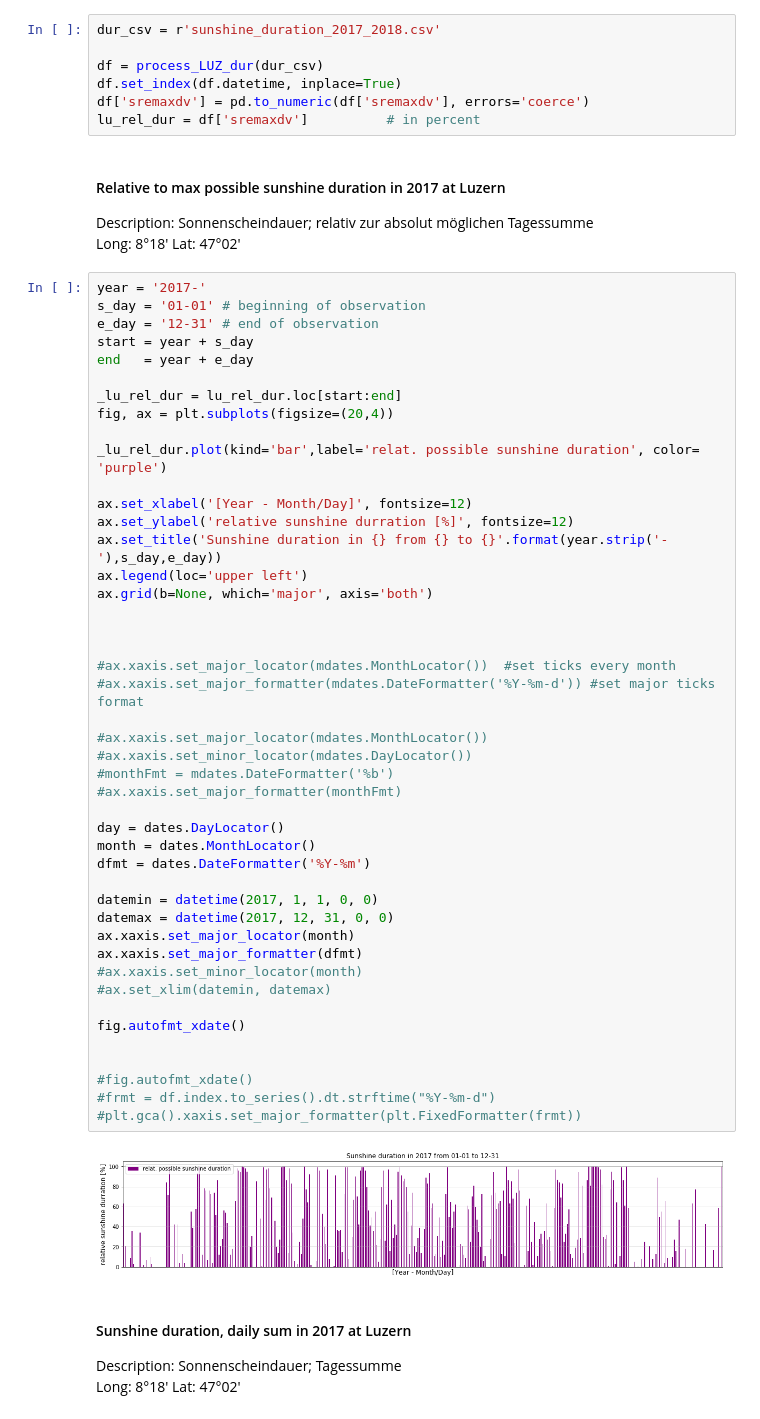
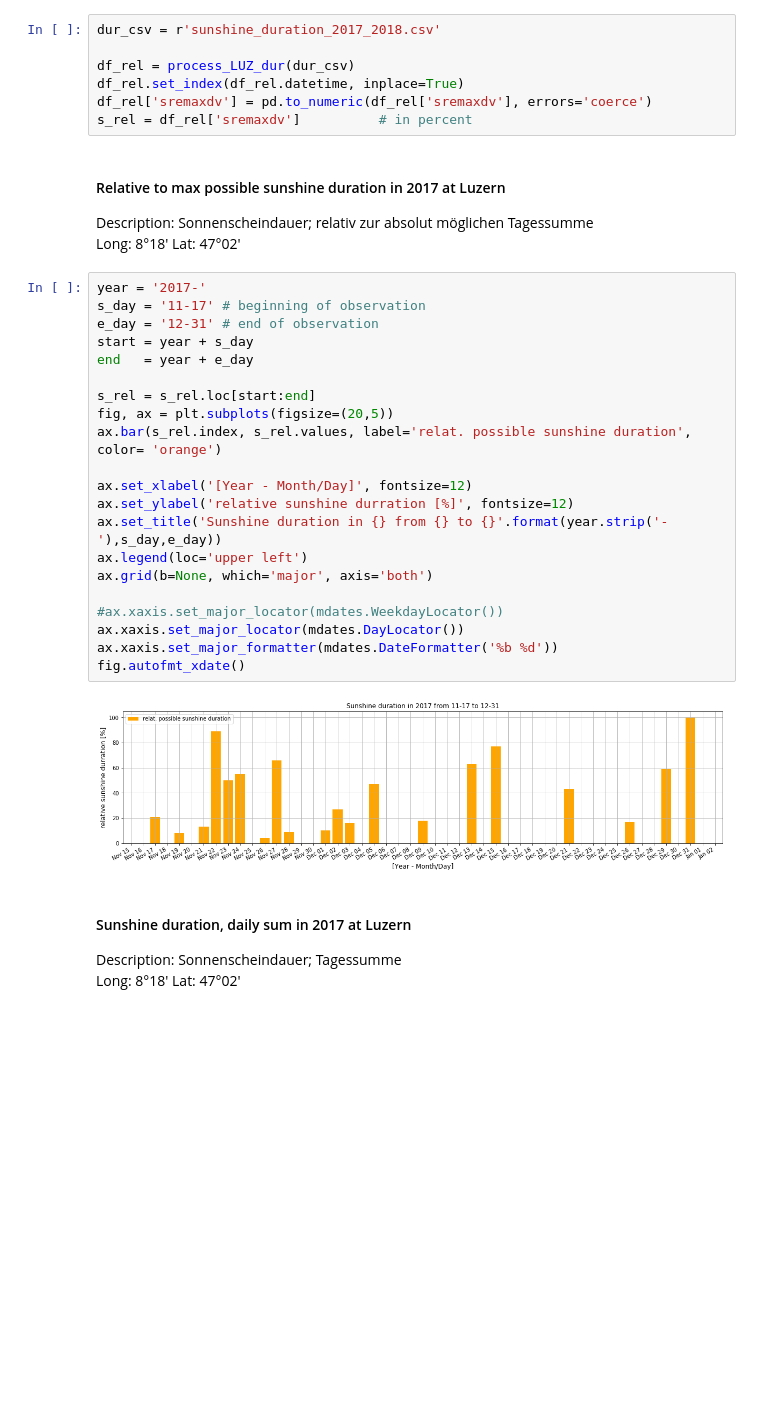
Before and after one commit to ahorv/python_scripts, a Jupyter notebook: irradiance/cloudless_days_assessment.ipynb, the cells around one changed output. Saved outputs shown, nothing was run; the diff lists cells and outputs as text; blank space fills up the shorter version.

Commit message:
fixed  dates fomating along x axes

```diff
--- a/irradiance/cloudless_days_assessment.ipynb
+++ b/irradiance/cloudless_days_assessment.ipynb
@@ -40,61 +40,37 @@ lu_dur = df['su2000d0']          # in hours
 # %%
 dur_csv = r'sunshine_duration_2017_2018.csv'
 
-df = process_LUZ_dur(dur_csv)
-df.set_index(df.datetime, inplace=True)
-df['sremaxdv'] = pd.to_numeric(df['sremaxdv'], errors='coerce')
-lu_rel_dur = df['sremaxdv']          # in percent
+df_rel = process_LUZ_dur(dur_csv)
+df_rel.set_index(df_rel.datetime, inplace=True)
+df_rel['sremaxdv'] = pd.to_numeric(df_rel['sremaxdv'], errors='coerce')
+s_rel = df_rel['sremaxdv']          # in percent
 # %% [markdown]
 #### Relative to max possible sunshine duration in 2017 at Luzern
 Description: Sonnenscheindauer; relativ zur absolut möglichen Tagessumme<br>
 Long: 8°18' Lat: 47°02'
 # %%
 year = '2017-'
-s_day = '01-01' # beginning of observation
+s_day = '11-17' # beginning of observation
 e_day = '12-31' # end of observation
 start = year + s_day
 end   = year + e_day
 
-_lu_rel_dur = lu_rel_dur.loc[start:end]
-fig, ax = plt.subplots(figsize=(20,4))
-
-_lu_rel_dur.plot(kind='bar',label='relat. possible sunshine duration', color= 'purple')
+s_rel = s_rel.loc[start:end]
+fig, ax = plt.subplots(figsize=(20,5))
+ax.bar(s_rel.index, s_rel.values, label='relat. possible sunshine duration', color= 'orange')
 
 ax.set_xlabel('[Year - Month/Day]', fontsize=12)
 ax.set_ylabel('relative sunshine durration [%]', fontsize=12)
 ax.set_title('Sunshine duration in {} from {} to {}'.format(year.strip('-'),s_day,e_day))
 ax.legend(loc='upper left')
 ax.grid(b=None, which='major', axis='both')
 
-
-
-#ax.xaxis.set_major_locator(mdates.MonthLocator())  #set ticks every month
-#ax.xaxis.set_major_formatter(mdates.DateFormatter('%Y-%m-d')) #set major ticks format
-
-#ax.xaxis.set_major_locator(mdates.MonthLocator())
-#ax.xaxis.set_minor_locator(mdates.DayLocator())
-#monthFmt = mdates.DateFormatter('%b')
-#ax.xaxis.set_major_formatter(monthFmt)
-
-day = dates.DayLocator()
-month = dates.MonthLocator()
-dfmt = dates.DateFormatter('%Y-%m')
-
-datemin = datetime(2017, 1, 1, 0, 0)
-datemax = datetime(2017, 12, 31, 0, 0)
-ax.xaxis.set_major_locator(month)
-ax.xaxis.set_major_formatter(dfmt)
-#ax.xaxis.set_minor_locator(month)
-#ax.set_xlim(datemin, datemax)
-
+#ax.xaxis.set_major_locator(mdates.WeekdayLocator())
+ax.xaxis.set_major_locator(mdates.DayLocator())
+ax.xaxis.set_major_formatter(mdates.DateFormatter('%b %d'))
 fig.autofmt_xdate()
-
-
-#fig.autofmt_xdate()
-#frmt = df.index.to_series().dt.strftime("%Y-%m-d")
-#plt.gca().xaxis.set_major_formatter(plt.FixedFormatter(frmt))
 # %% [output]
-[figure, old version]
+[figure, new version]
 # %% [markdown]
 #### Sunshine duration, daily sum in 2017 at Luzern
 Description: Sonnenscheindauer; Tagessumme<br>
```
Also changed, not shown: parts of 2 cells of this notebook.
